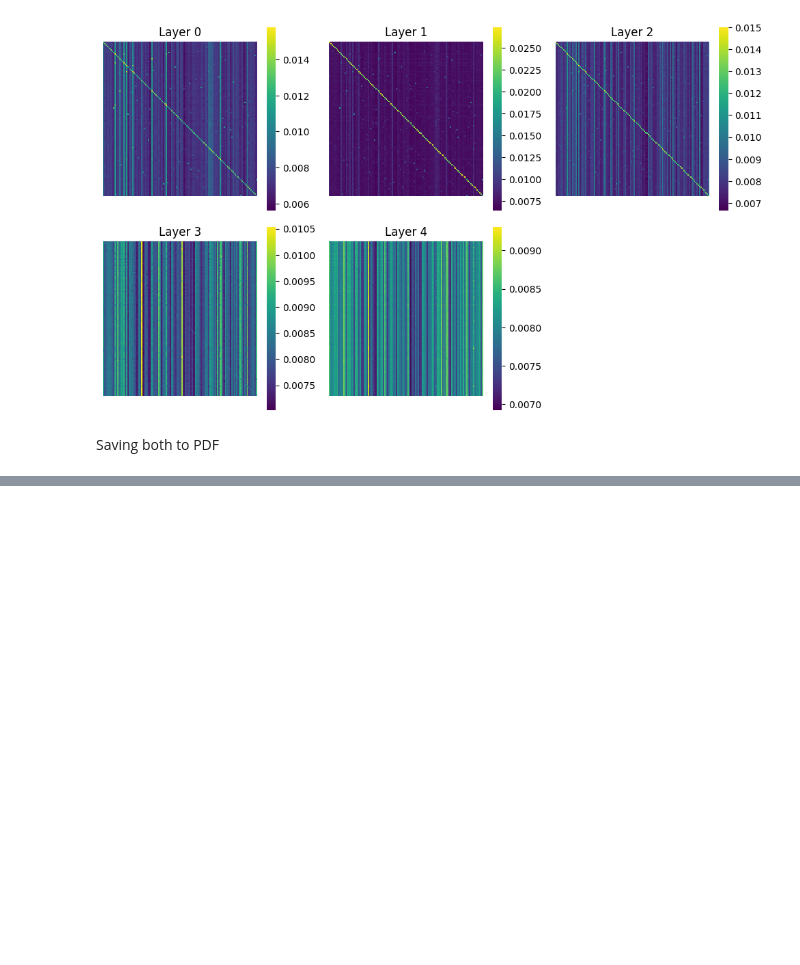
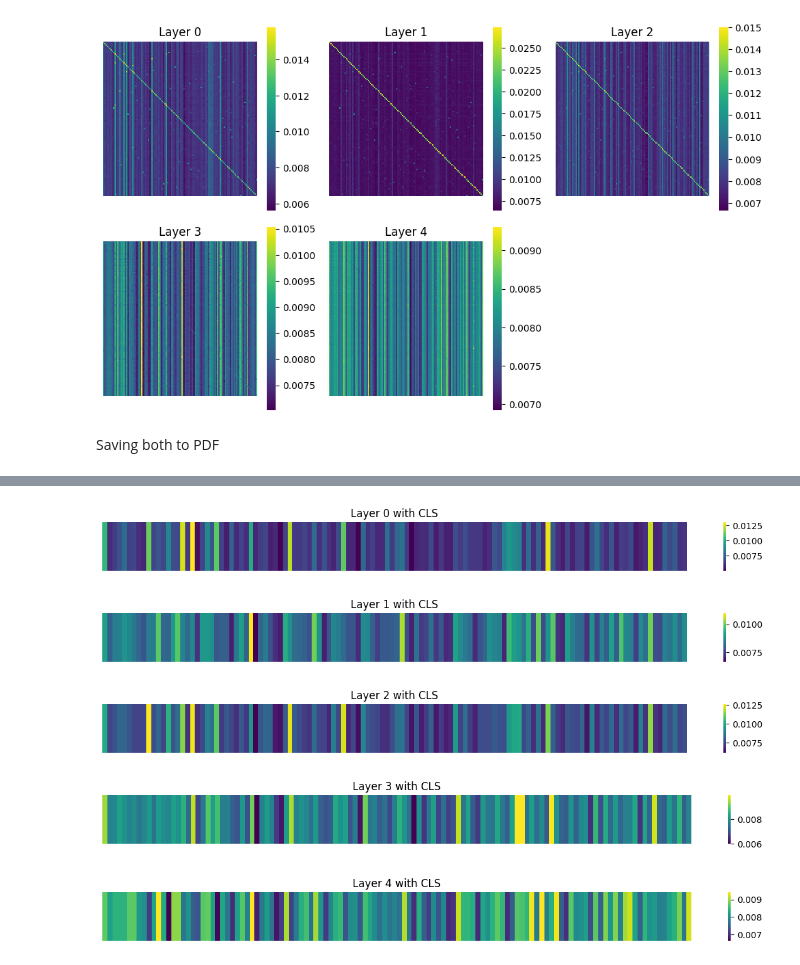
Before and after one commit to azaho/bfm, a Jupyter notebook: analyses/roshnipm/visualize_attention.ipynb, the cells around one changed output, grey strips where cells are left out. Drawn from its saved outputs; the diff is of its cells as text; code cells hidden in the pictures; blank space fills up the shorter version.

Commit message:
pushing electrode visualization

```diff
--- a/analyses/roshnipm/visualize_attention.ipynb
+++ b/analyses/roshnipm/visualize_attention.ipynb
@@ -107,0 +127,13 @@ with PdfPages('attention_matrices.pdf') as pdf:
+# %%
+for i in range(5):
+    plt.figure(figsize=(15, 1))
+    sns.heatmap(x[i][0:1, 1:], cmap='viridis', annot=False, fmt='.3f', square=False,
+                xticklabels=False, yticklabels=False)
+    plt.title(f'Layer {i} with CLS')
+    plt.show()
+# %% [output]
+[figure, added]
+[figure, added]
+[figure, added]
+[figure, added]
+[figure, added]
```
Also changed, not shown: parts of 2 cells of this notebook, 3 other files.
